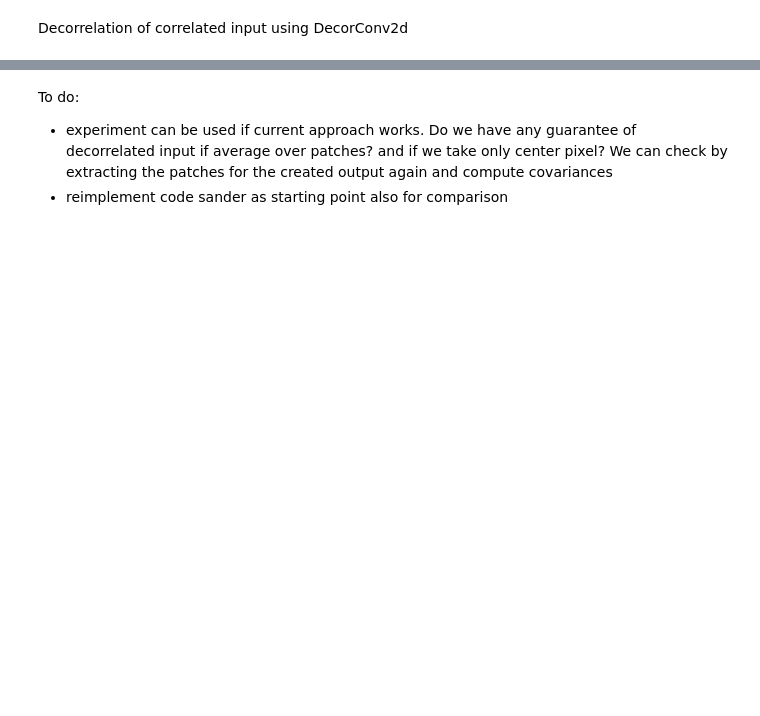
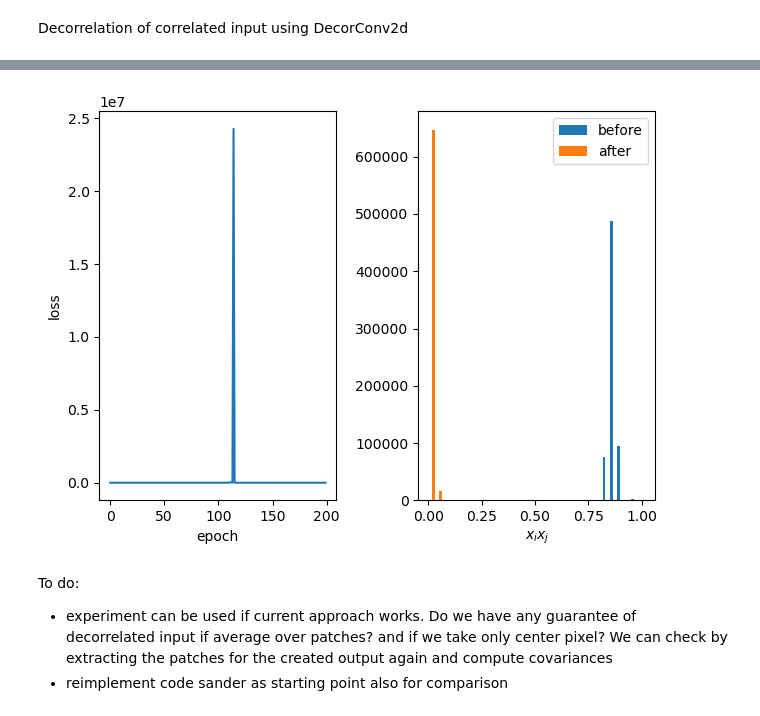
Before and after one commit to artcogsys/decorbp, a Jupyter notebook: examples/decorrelation_analysis.ipynb, the cells around one changed output, grey strips where cells are left out. Drawn from its saved outputs; the diff is of its cells as text; code cells hidden in the pictures; blank space fills up the shorter version.

```diff
--- a/examples/decorrelation_analysis.ipynb
+++ b/examples/decorrelation_analysis.ipynb
@@ -102,42 +113,34 @@ width=10
 kernel_size=(3,3)
 num_samples=1000
 num_epochs=200
-kappas = [0.0, 0.1, 0.9]
-seed = 42
+seed=42
+lr=1e-6 # huge loss spike at 1e-3
 downsample_perc=0.1
 
 num_features=in_channels*height*width
 size = in_channels * np.prod(kernel_size)
 
-# ensure that we are at the same scale of the original lr
-orig_lr=1e-2 # If we decrease lr (e.g. 1e-3) then things become less stable...?
-lr = orig_lr * (size *  (size-1)) / 4
+torch.manual_seed(seed)
+torch.cuda.manual_seed(seed)
+np.random.seed(seed)
 
-for kappa in kappas:
+d = torch.distributions.MultivariateNormal(torch.zeros(num_features), 0.1 * torch.eye(num_features) + 0.9 * torch.ones((num_features, num_features)))
+data = d.sample((num_examples,)).reshape(num_examples,in_channels,height,width)
 
-    torch.manual_seed(seed)
-    torch.cuda.manual_seed(seed)
-    np.random.seed(seed)
+# create a convolutional decorrelator
+model = DecorConv2d(in_channels=in_channels, out_channels=out_channels, kernel_size=kernel_size, eta=lr, downsample_perc=downsample_perc)
 
-    d = torch.distributions.MultivariateNormal(torch.zeros(num_features), 0.1 * torch.eye(num_features) + 0.9 * torch.ones((num_features, num_features)))
-    data = d.sample((num_examples,)).reshape(num_examples,in_channels,height,width)
+L, A1, A2 = decorrelate(num_epochs, data, model)
 
-    # create a convolutional decorrelator
-    model = DecorConv2d(in_channels=in_channels, out_channels=out_channels, kernel_size=kernel_size, kappa=kappa, downsample_perc=downsample_perc)
-
-    L, A1, A2 = decorrelate(num_epochs, data, model, lr=lr)
-
-    plt.figure()
-    plt.subplot(1,2,1)
-    plt.plot(L)
-    plt.ylabel('loss')
-    plt.xlabel('epoch')
-    plt.title(f'$\kappa$ = {kappa}')
-    plt.subplot(1,2,2)
-    plt.hist([lower_triangular(A1, offset=0), lower_triangular(A2, offset=0)], bins=30, label=['before', 'after'])
-    plt.legend()
-    plt.xlabel('$x_i x_j$')
-    plt.title(f'$\kappa$ = {kappa}')
-    plt.legend();
-    plt.tight_layout()
+plt.figure()
+plt.subplot(1,2,1)
+plt.plot(L)
+plt.ylabel('loss')
+plt.xlabel('epoch')
+plt.subplot(1,2,2)
+plt.hist([lower_triangular(A1, offset=0), lower_triangular(A2, offset=0)], bins=30, label=['before', 'after'])
+plt.legend()
+plt.xlabel('$x_i x_j$')
+plt.legend();
+plt.tight_layout()
 # %% [output]
@@ -145,3 +164,4 @@ TypeError: Decorrelation.__init__() got an unexpected keyword argument 'kappa'
+[figure, added]
 # %%
 # WHEN IT WORKS WE CAN START TO COMBINE WITH A PATCHWISE MODEL
 # %% [markdown]
```
Also changed, not shown: parts of 4 cells of this notebook, 1 other file.
